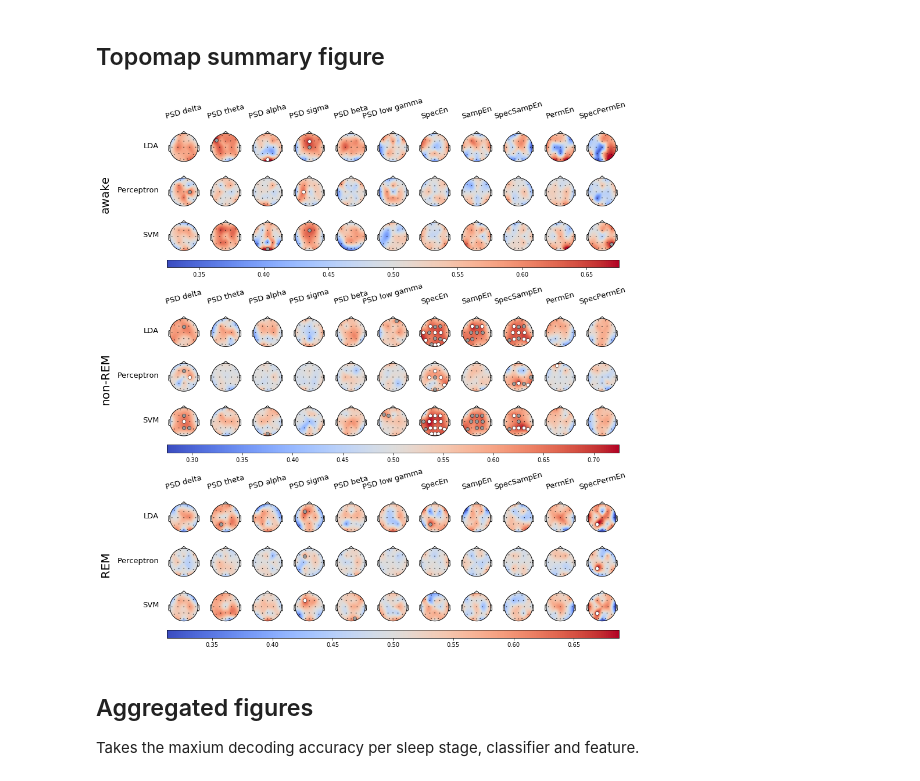
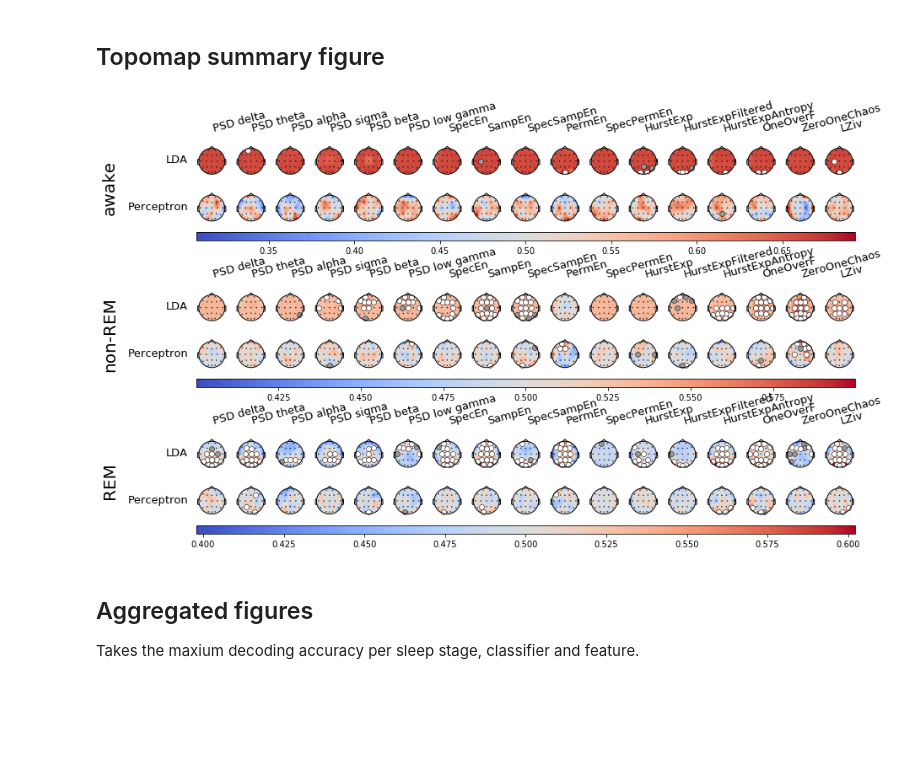
Before and after one commit to PhilippThoelke/caffeine-sleep, a Jupyter notebook: singleFeatureML/SingleFeatureML-Figures.ipynb, the cells around one changed output. Drawn from its saved outputs; the diff is of its cells as text; code cells hidden in the pictures; blank space fills up the shorter version.

```diff
--- a/singleFeatureML/SingleFeatureML-Figures.ipynb
+++ b/singleFeatureML/SingleFeatureML-Figures.ipynb
@@ -8,6 +8,8 @@ from mne import viz, stats
 from matplotlib import colors, gridspec, pyplot as plt
 # %%
 CAF_DOSE = 200 # the caffeine dose in mg (200 or 400)
+AGE_GROUP = 0 # -1: all, 0: up to age 30, 1: from age 30
+AVG_FEATURES = False # if True, uses results from averaged features
 
 SIGNIFICANT_P = 0.05 # weak significance threshold (grey dots)
 SIGNIFICANT_P_STRONG = 0.01 # strong significance threshold (white dots)
@@ -19,7 +21,8 @@ FIGURE_PATH = '../figures' # directory where the figures are saved
 STAGES = ['AWSL', 'NREM', 'REM'] # sleep stages to include in the figure
 BANDS = ['delta', 'theta', 'alpha', 'sigma', 'beta', 'low gamma'] # frequency bands to include in the figure
 
-delete_classifiers = ['GaussianProcess'] # which classifiers to remove from the figures
+delete_classifiers = [] # ['GaussianProcess'] # which classifiers to remove from the figures
+delete_features = ["AvalancheBranRat"] # which features to remove from the figures
 # %% [markdown]
 # Load data
 # %%
@@ -30,16 +33,38 @@ sensor_pos = np.array([sensor_pos[1], sensor_pos[0]]).T
 ## Load classification results and correct for multiple comparisons
 Loads classification scores and statistics and corrects for multiple comparisons with maximum statistics. Scores is a nested dictionary of classifiers, sleep stages and features containing a list of results for each channel. The results are a tuple of classification accuracy, permutation scores and two accuracy thresholds for weak (p < 0.05) and strong (p < 0.01) significance.
 # %%
+# get age suffix for loading the data depending on age group parameter
+age_suffix = ''
+if AGE_GROUP == 0:
+    age_suffix = '_age_t30'
+elif AGE_GROUP == 1:
+    age_suffix = '_age_f30'
+elif AGE_GROUP != -1:
+    raise Exception(f"Unknown age group {AGE_GROUP}")
+
+avg_suffix = "_avg" if AVG_FEATURES else ""
+
 # load classification results
 scores = {}
-for path in glob.glob(os.path.join(RESULTS_PATH, f'scores*.pickle')):
-    clf = path.split(os.sep)[-1].split('.')[0].split('_')[-1]
+for path in glob.glob(os.path.join(RESULTS_PATH, f'scores_*{avg_suffix}{age_suffix}.pickle')):
+    if AGE_GROUP == -1 and "age" in path.split(os.sep)[-1]:
+        continue
+    if not AVG_FEATURES and "avg" in path.split(os.sep)[-1]:
+        continue
+    clf = path.split(os.sep)[-1].split('.')[0].split('_')[1]
     with open(path, 'rb') as file:
         scores[clf] = pickle.load(file)
 
+        # potentially delete some features
+        for stage in scores[clf].keys():
+            for ft in delete_features:
+                if ft in scores[clf][stage]:
+                    del scores[clf][stage][ft]
+
 # potentially remove some data
 for delete in delete_classifiers:
-    del scores[delete]
+    if delete in scores:
+        del scores[delete]
 
 # correct for multiple comparisons with maximum statistics
 for clf in scores.keys():
@@ -71,15 +96,14 @@ fontsize_big = 20
 rows_per_stage = (len(scores) + 3)
 gs = gridspec.GridSpec(rows_per_stage * len(STAGES) - 1,
                        len(scores[list(scores.keys())[0]][STAGES[0]]) + 2,
-                       width_ratios=[0.5, 1] + [1] * len(scores[list(scores.keys())[0]][STAGES[0]]),
+                       width_ratios=[1.5, 1] + [1] * len(scores[list(scores.keys())[0]][STAGES[0]]),
                        height_ratios=(([0.015] + [1] * len(scores) + [0.2, 0.7]) * len(STAGES))[:-1],
                        wspace=0.25,
                        hspace=0.2)
 # skip stage annotation plot and empty top left subplot
 subplot_counter = 2
 
-#plt.figure(figsize=(10, 12)) # poster version
-plt.figure(figsize=(16, len(scores) * 3 + 6)) # full version
+plt.figure(figsize=(16, len(scores) * 3 + 2))
 
 for stage_index, stage in enumerate(STAGES):
     # add current stage annotations
@@ -100,7 +124,7 @@ for stage_index, stage in enumerate(STAGES):
         name = feature.replace('_', ' ').replace('SpecShanEn', 'SpecEn')
         plt.annotate(name,
                      xy=(0.5, 1),
-                     ha='center',
+                     ha='left',
                      va='bottom',
                      rotation=15,
                      fontsize=fontsize_small)
@@ -146,34 +170,34 @@ for stage_index, stage in enumerate(STAGES):
             # plot topomap
             viz.plot_topomap(acc,
                              sensor_pos,
                              mask=mask,
                              vmin=vmin,
                              vmax=vmax,
                              cmap=colormap,
                              mask_params={'markersize': 6, 'markeredgewidth': 0.5, 'markerfacecolor': marker_colors},
                              contours=False,
                              show=False)
 
     # add colorbar
     norm = colors.Normalize(vmin=vmin, vmax=vmax)
     sm = plt.cm.ScalarMappable(cmap=colormap, norm=norm)
     sm.set_array([])
     plt.colorbar(sm, cax=plt.subplot(gs[(stage_index+1)*rows_per_stage-2,2:]), orientation='horizontal')
 
     # add space below plot
     if stage_index < len(STAGES) - 1:
         plt.subplot(gs[(stage_index+1)*rows_per_stage-1,2:])
         plt.axis('off')
     subplot_counter += gs._ncols * 2 + 2
 
 plt.savefig(os.path.join(FIGURE_PATH, 'fig_2-single-feature-ml-topo'),
             bbox_inches='tight',
             transparent=True,
             dpi=300)
 
 plt.show()
 # %% [output]
-[figure, old version]
+[figure, new version]
 # %% [markdown]
 ## Aggregated figures
 Takes the maxium decoding accuracy per sleep stage, classifier and feature.
```
Also changed, not shown: parts of 1 cell of this notebook.
